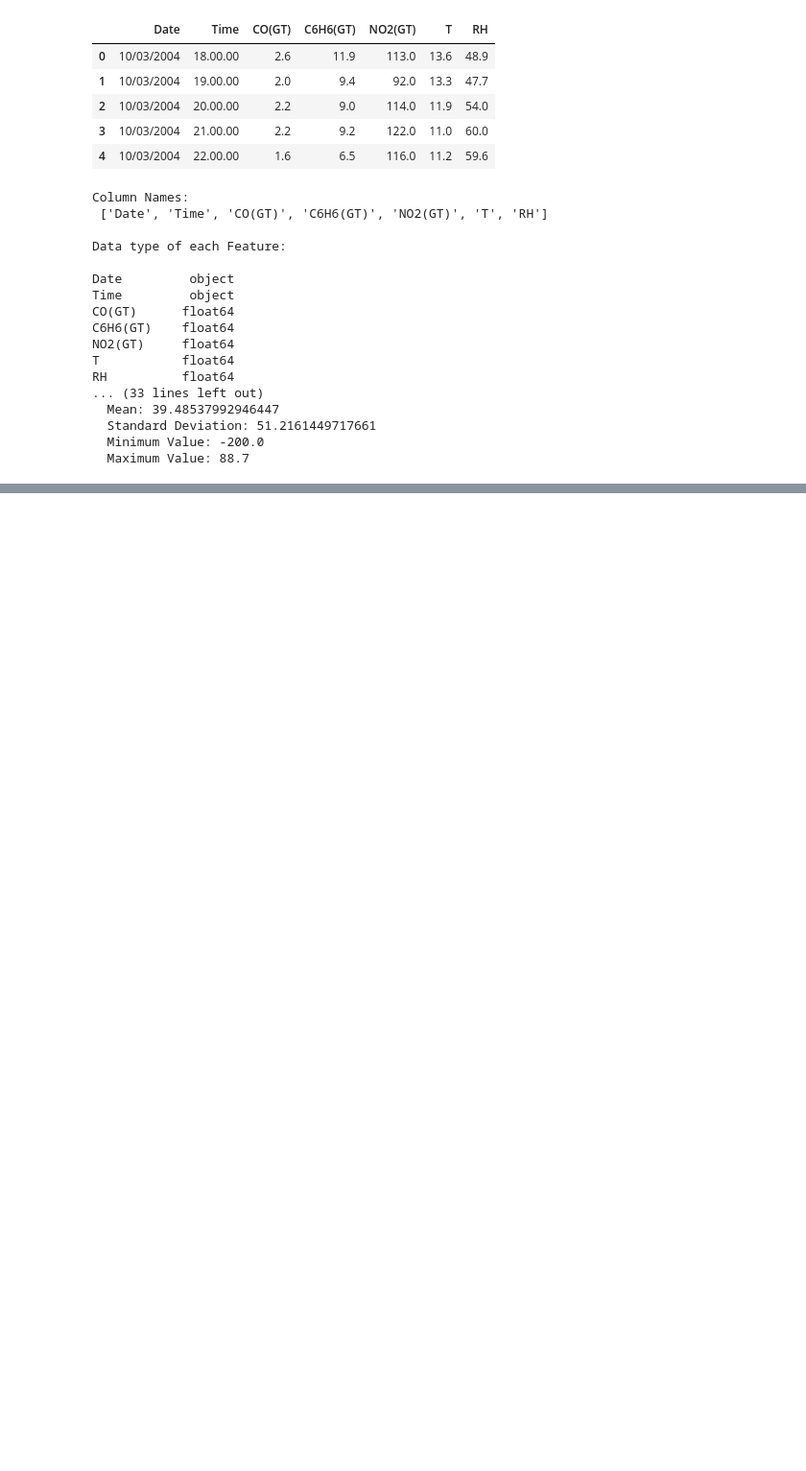
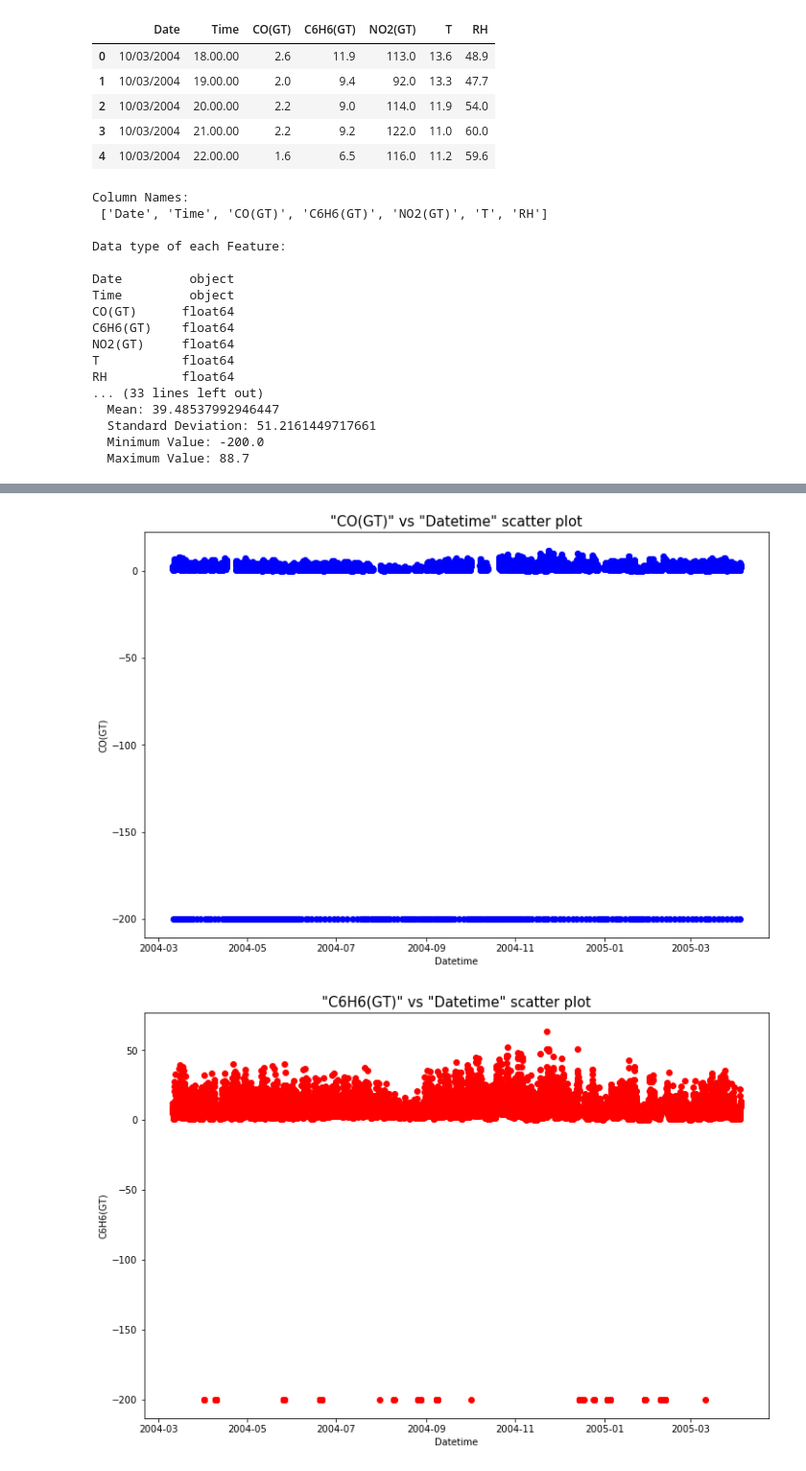
Before and after one commit to nazish-qamar/data-preprocessing, a Jupyter notebook: Data_Preprocessing.ipynb, the cells around one changed output, grey strips where cells are left out. Shown at 96% size. Drawn from its saved outputs; the diff is of its cells as text; code cells hidden in the pictures; blank space fills up the shorter version.

Commit message:
added plots

```diff
--- a/Data_Preprocessing.ipynb
+++ b/Data_Preprocessing.ipynb
@@ -102,3 +102,23 @@ RH          float64
   Standard Deviation: 51.2161449717661
   Minimum Value: -200.0
   Maximum Value: 88.7
+# %%
+def dateTimeMerger(row):
+    # Function to merge "Date" and "Time" columns
+    # Input
+    #  each row of the airPollutionData dataframe
+    timeTemp = time.strptime(str(row['Time']),"%H.%M.%S")
+    dateTemp = time.strptime(str(row['Date']),"%d/%m/%Y")
+
+    timeNewFormat = datetime.datetime.combine(datetime.date(dateTemp.tm_year, dateTemp.tm_mon, dateTemp.tm_mday),
+                                      datetime.time(timeTemp.tm_hour, timeTemp.tm_min))
+    return timeNewFormat
+    #end of def
+
+#Function call for merging "Date" and "Time" columns
+airPollutionSubsetNoNan = pd.DataFrame()
+airPollutionSubset.dropna(subset = ["Date"], inplace=True)
+airPollutionSubset.dropna(subset = ["Time"], inplace=True)
+airPollutionSubset['Datetime'] = airPollutionSubset.apply(dateTimeMerger, axis = 1)
+airPollutionSubset.drop(['Date', 'Time'], axis=1, inplace=True) #"Date" and "Time" columns dropped as per the requirement
+print(airPollutionSubset)
@@ -104,0 +156,22 @@ RH          float64
+# %%
+def featurePlot(argFeatures):
+    # Function to plot all the numeric features against time
+    # Input
+    #  argFeatures : All the columns of the airPollutionData
+    colorList = ['b', 'r', 'g', 'pink', 'orange'] #colorList for representing each plot with different color
+
+    for i in range(0,5):
+        plt.figure(figsize = (12,8))
+        titleString = '"' + argFeatures[i] + '"' + ' vs "Datetime" scatter plot'
+        plt.title(titleString, fontsize = 15)
+        plt.xlabel('Datetime')
+        plt.ylabel(argFeatures[i])
+        plt.plot_date(airPollutionSubset['Datetime'], airPollutionSubset[argFeatures[i]], color = colorList[i])
+
+    #end def
+
+#Scatter plot for all the features over time
+featurePlot(list(airPollutionSubset.columns))
+# %% [output]
+[figure, added]
+[figure, added]
```
Also changed, not shown: parts of 3 cells of this notebook.
